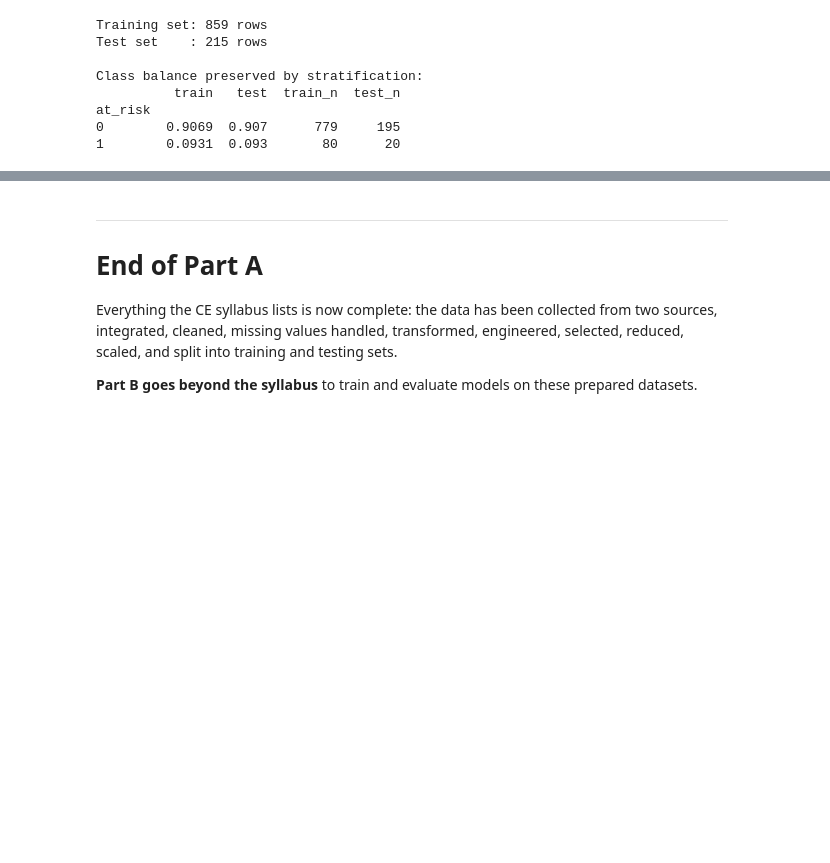
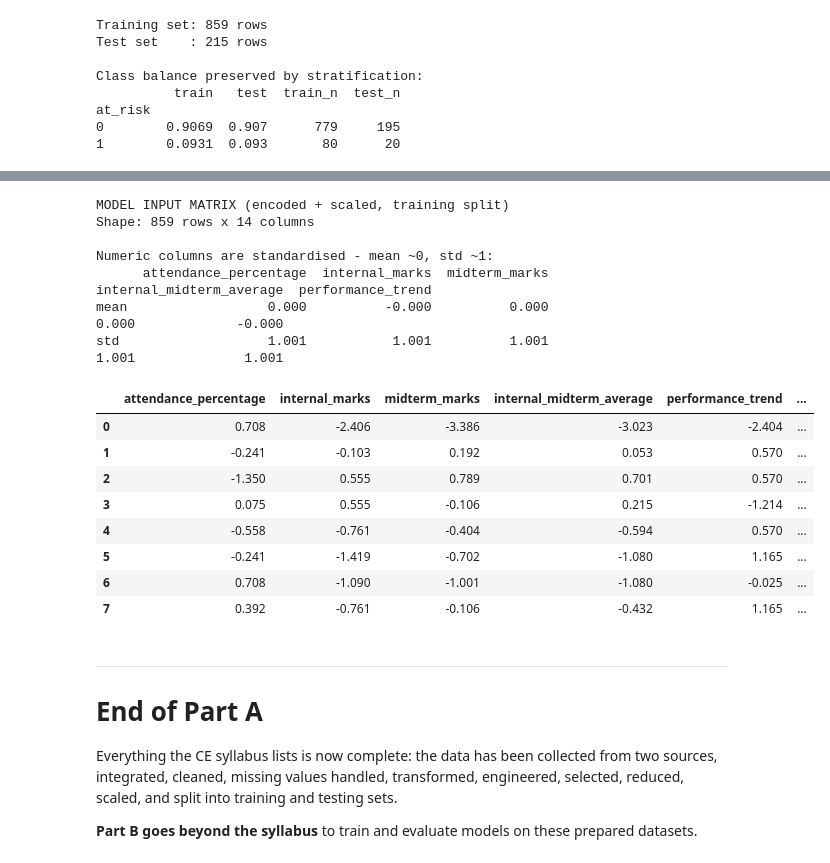
Before and after one commit to pavitarmodgil/College-ERP, a Jupyter notebook: ai/notebooks/student_performance_at_risk.ipynb, the cells around one changed output, grey strips where cells are left out. Drawn from its saved outputs; the diff is of its cells as text; code cells hidden in the pictures; blank space fills up the shorter version.

```diff
--- a/ai/notebooks/student_performance_at_risk.ipynb
+++ b/ai/notebooks/student_performance_at_risk.ipynb
@@ -1053,0 +1122,23 @@ at_risk
+# %%
+# --- Missing-value verification -------------------------------------------
+before = X_train.isna().sum()
+before = before[before > 0]
+
+fitted = preprocessor.fit(X_train)                 # fitted on TRAINING data only
+X_train_processed = fitted.transform(X_train)
+X_test_processed  = fitted.transform(X_test)
+
+processed_names = [n.split("__", 1)[-1] for n in fitted.get_feature_names_out()]
+
+print("MISSING VALUES - BEFORE pre-processing (training set)")
+print(before.to_string() if len(before) else "  none in the selected features")
+
+remaining = int(np.isnan(X_train_processed).sum())
+print(f"\nMISSING VALUES - AFTER pre-processing: {remaining}")
+assert remaining == 0, "Imputation failed - missing values survived"
+print("Verified: no missing values remain in the model input.")
+
+print(f"\nShape before encoding: {X_train.shape}")
+print(f"Shape after encoding : {X_train_processed.shape}"
+      f"  ({len(SELECTED_NUMERIC)} numeric + one-hot expansion of "
+      f"{len(SELECTED_CATEGORICAL)} categorical)")
@@ -1054,3 +1200,30 @@ at_risk
+# %%
+# Form 2: the fully encoded + scaled numeric matrix the model actually receives
+processed_preview = pd.DataFrame(X_train_processed, columns=processed_names)
+
+print("MODEL INPUT MATRIX (encoded + scaled, training split)")
+print(f"Shape: {processed_preview.shape[0]} rows x {processed_preview.shape[1]} columns\n")
+print("Numeric columns are standardised - mean ~0, std ~1:")
+print(processed_preview[SELECTED_NUMERIC].agg(["mean", "std"]).round(3).to_string())
+print()
+processed_preview.head(8).round(3)
+# %% [output]
+MODEL INPUT MATRIX (encoded + scaled, training split)
+Shape: 859 rows x 14 columns
+
+Numeric columns are standardised - mean ~0, std ~1:
+      attendance_percentage  internal_marks  midterm_marks  internal_midterm_average  performance_trend
+mean                  0.000          -0.000          0.000                     0.000             -0.000
+std                   1.001           1.001          1.001                     1.001              1.001
+|  | attendance_percentage | internal_marks | midterm_marks | internal_midterm_average | performance_trend | ... |
+| 0 | 0.708 | -2.406 | -3.386 | -3.023 | -2.404 | ... |
+| 1 | -0.241 | -0.103 | 0.192 | 0.053 | 0.570 | ... |
+| 2 | -1.350 | 0.555 | 0.789 | 0.701 | 0.570 | ... |
+| 3 | 0.075 | 0.555 | -0.106 | 0.215 | -1.214 | ... |
+| 4 | -0.558 | -0.761 | -0.404 | -0.594 | 0.570 | ... |
+| 5 | -0.241 | -1.419 | -0.702 | -1.080 | 1.165 | ... |
+| 6 | 0.708 | -1.090 | -1.001 | -1.080 | -0.025 | ... |
+| 7 | 0.392 | -0.761 | -0.106 | -0.432 | 1.165 | ... |
 # %% [markdown]
 ---
 
```
Also changed, not shown: parts of 4 cells of this notebook.
